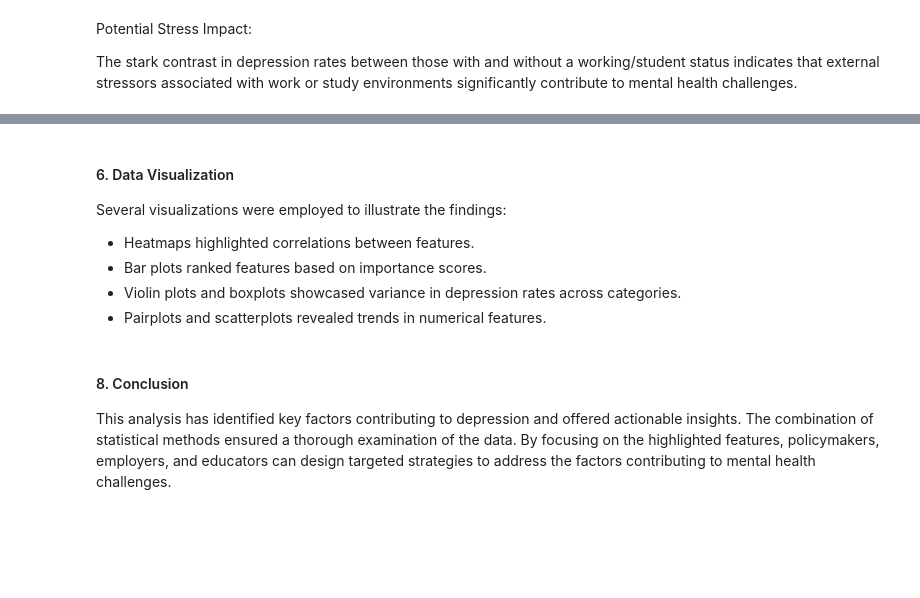
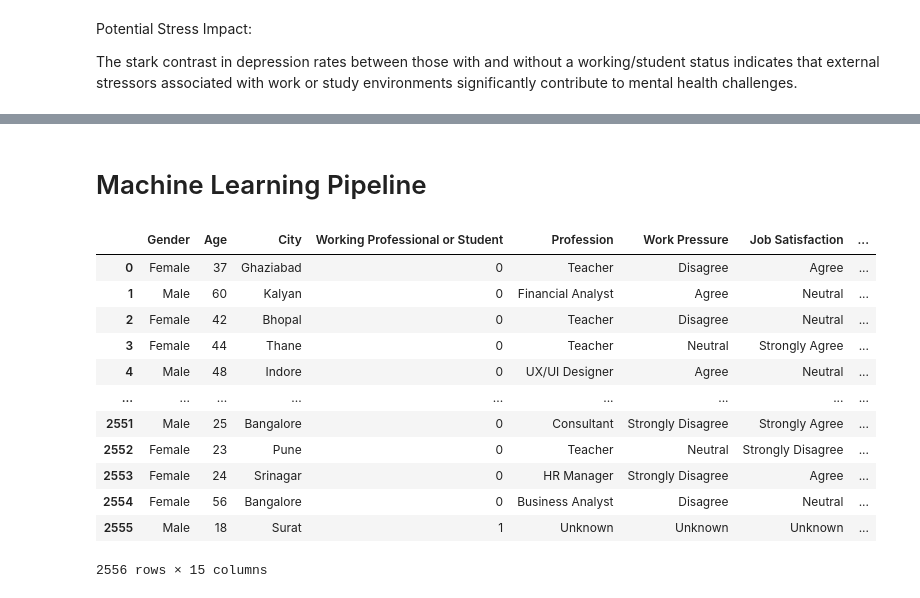
Before and after one commit to KokiriKaleb/depression-analysis, a Jupyter notebook: DepressionAnalysis.ipynb, the cells around one changed output, grey strips where cells are left out. Cells and saved outputs as stored; diff of their text form; code cells hidden in the pictures; blank space fills up the shorter version.

Commit message:
finished model analysis

```diff
--- a/DepressionAnalysis.ipynb
+++ b/DepressionAnalysis.ipynb
@@ -693,11 +712,19 @@ Holistic Perspective:
-# %% [markdown]
-#### 6. Data Visualization
-Several visualizations were employed to illustrate the findings:
-
-* Heatmaps highlighted correlations between features.
-* Bar plots ranked features based on importance scores.
-* Violin plots and boxplots showcased variance in depression rates across categories.
-* Pairplots and scatterplots revealed trends in numerical features.
-# %% [markdown]
-#### 8. Conclusion
-This analysis has identified key factors contributing to depression and offered actionable insights. The combination of statistical methods ensured a thorough examination of the data. By focusing on the highlighted features, policymakers, employers, and educators can design targeted strategies to address the factors contributing to mental health challenges.
+# %% [markdown]
+# Machine Learning Pipeline
+# %%
+df = pd.DataFrame(data)
+df
+# %% [output]
+|  | Gender | Age | City | Working Professional or Student | Profession | Work Pressure | Job Satisfaction | ... |
+| 0 | Female | 37 | Ghaziabad | 0 | Teacher | Disagree | Agree | ... |
+| 1 | Male | 60 | Kalyan | 0 | Financial Analyst | Agree | Neutral | ... |
+| 2 | Female | 42 | Bhopal | 0 | Teacher | Disagree | Neutral | ... |
+| 3 | Female | 44 | Thane | 0 | Teacher | Neutral | Strongly Agree | ... |
+| 4 | Male | 48 | Indore | 0 | UX/UI Designer | Agree | Neutral | ... |
+| ... | ... | ... | ... | ... | ... | ... | ... | ... |
+| 2551 | Male | 25 | Bangalore | 0 | Consultant | Strongly Disagree | Strongly Agree | ... |
+| 2552 | Female | 23 | Pune | 0 | Teacher | Neutral | Strongly Disagree | ... |
+| 2553 | Female | 24 | Srinagar | 0 | HR Manager | Strongly Disagree | Agree | ... |
+| 2554 | Female | 56 | Bangalore | 0 | Business Analyst | Disagree | Neutral | ... |
+| 2555 | Male | 18 | Surat | 1 | Unknown | Unknown | Unknown | ... |
+2556 rows × 15 columns
```
Also changed, not shown: parts of 14 cells of this notebook, 9 other files.
